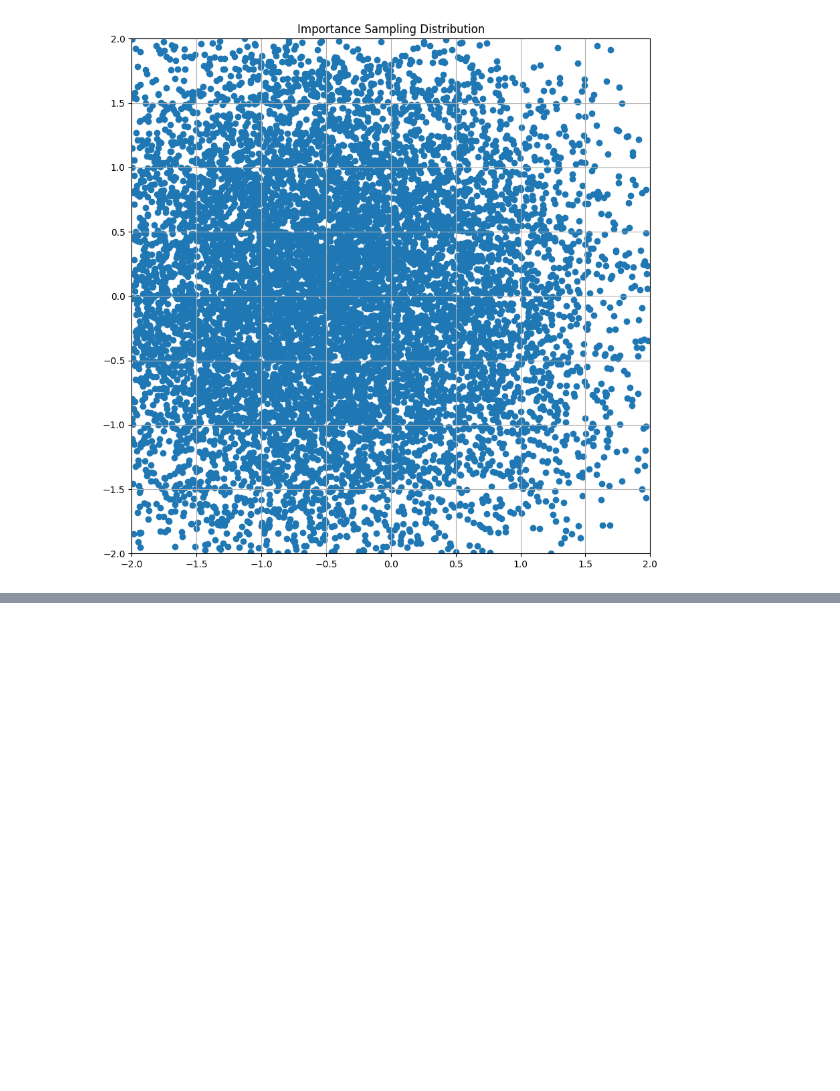
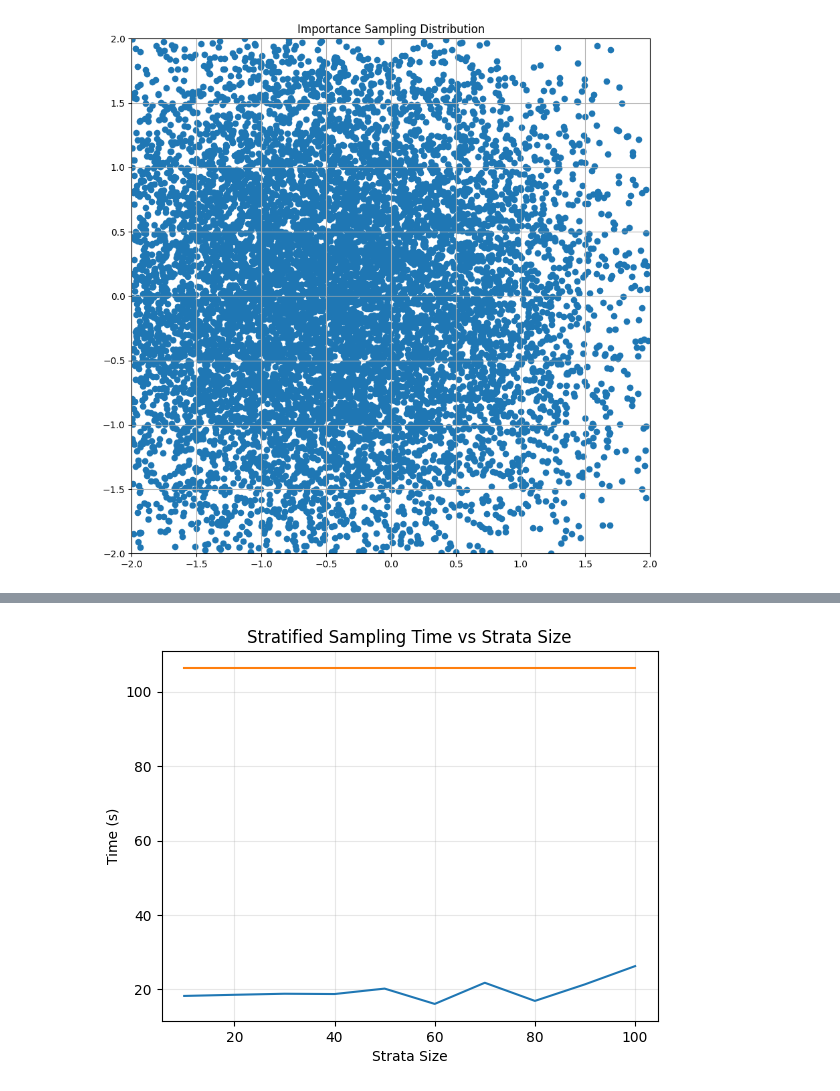
Before and after one commit to mattiamonari/MandelbrotAnalysis, a Jupyter notebook: src/test.ipynb, the cells around one changed output, grey strips where cells are left out. Cells and saved outputs as stored; diff of their text form; code cells hidden in the pictures; blank space fills up the shorter version.

```diff
--- a/src/test.ipynb
+++ b/src/test.ipynb
@@ -394,0 +390,10 @@ plt.tight_layout
+# %%
+strata_sizes = np.linspace(10, 100, 10, dtype=int)
+timings = np.zeros(10)
+
+for i, n in enumerate(strata_sizes):
+    print(f"Strata Size: {n}")
+
+    start_time = time.time()
+    res = stratified_sampling(n_samples=10000, n_strata=n, iters=100, xy_range=(-2, 2))
+    timings[i] = time.time() - start_time
@@ -394,0 +411,15 @@ plt.tight_layout
+# %%
+time_start = time.time()
+res = importance_sampling_mandelbrot(n_samples=10000, iters=100, xy_range=(-2, 2))
+time_end = time.time()
+# %%
+plt.plot(strata_sizes, timings)
+plt.plot(strata_sizes, np.ones(10) * (time_end - time_start))
+plt.xlabel("Strata Size")
+plt.ylabel("Time (s)")
+plt.title("Stratified Sampling Time vs Strata Size")
+plt.grid(True, alpha=0.3)
+plt.tight_layout
+plt.show()
+# %% [output]
+[figure, added]
```
Also changed, not shown: parts of 9 cells of this notebook, 1 other file.
